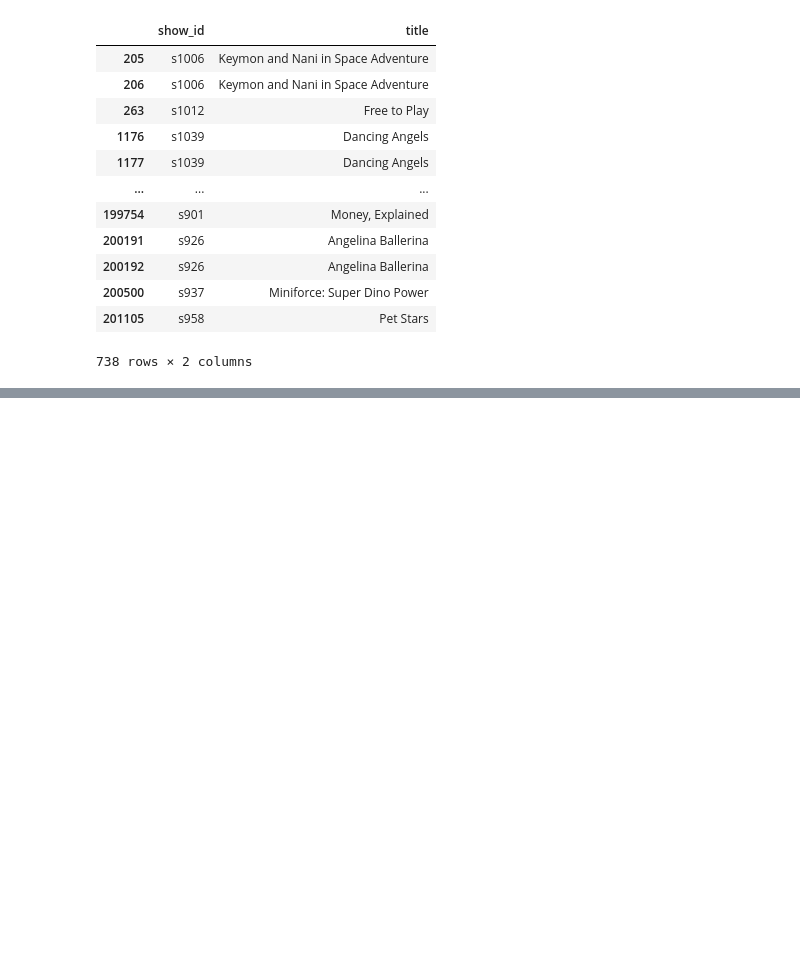
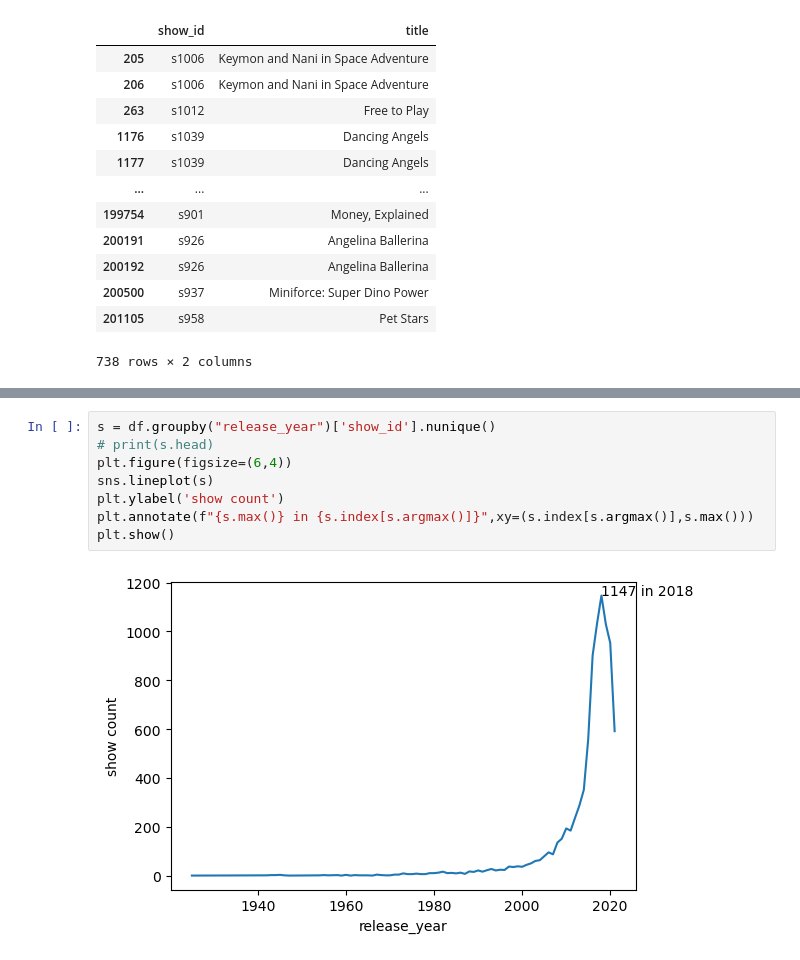
Before and after one commit to Grey-hatcoder/My-Coding-files, a Jupyter notebook: Netflix_Business_Case_Study.ipynb, the cells around one changed output, grey strips where cells are left out. Drawn from its saved outputs; the diff is of its cells as text; blank space fills up the shorter version.

```diff
--- a/Netflix_Business_Case_Study.ipynb
+++ b/Netflix_Business_Case_Study.ipynb
@@ -559,0 +562,10 @@ s = df.groupby("type").agg({'show_id':"nunique"})
+# %%
+s = df.groupby("release_year")['show_id'].nunique()
+# print(s.head)
+plt.figure(figsize=(6,4))
+sns.lineplot(s)
+plt.ylabel('show count')
+plt.annotate(f"{s.max()} in {s.index[s.argmax()]}",xy=(s.index[s.argmax()],s.max()))
+plt.show()
+# %% [output]
+[figure, added]
```
Also changed, not shown: parts of 18 cells of this notebook.
